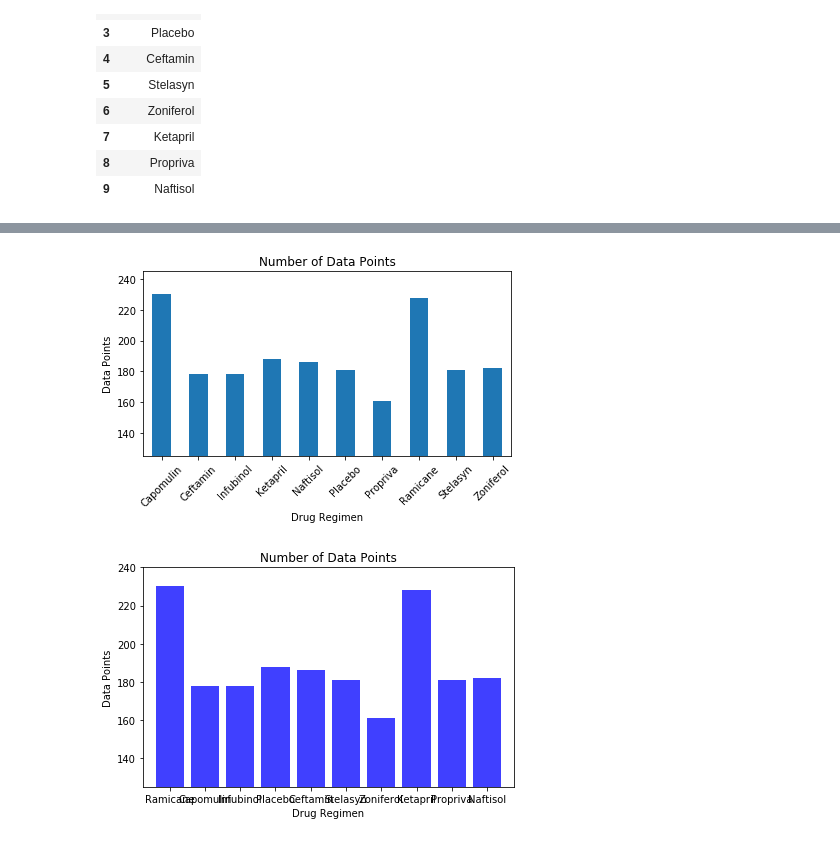
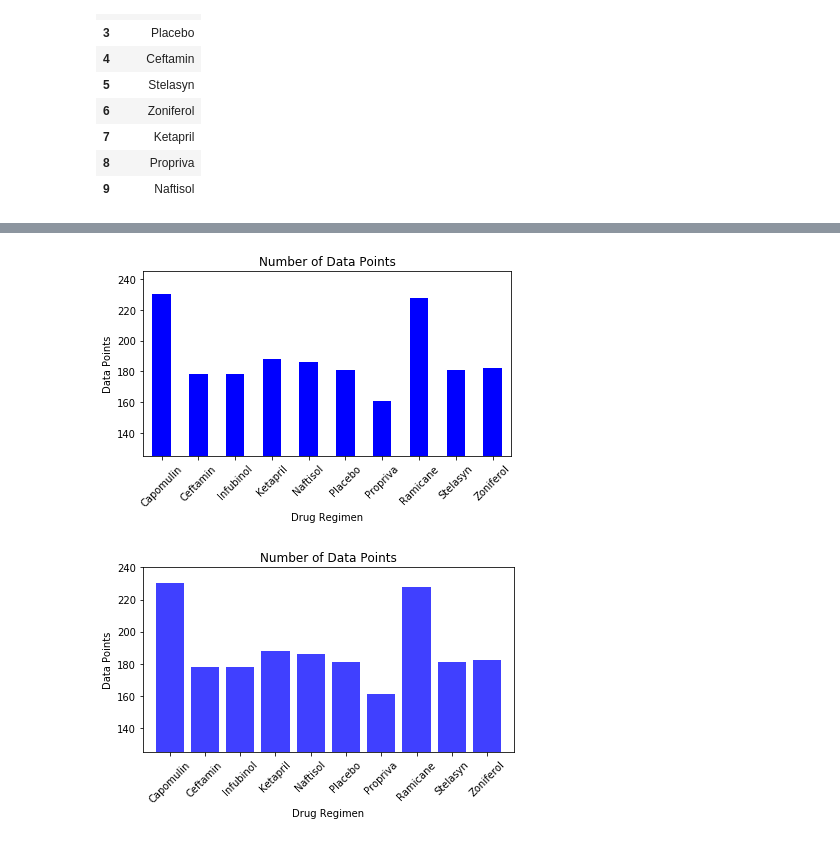
Before and after one commit to buher8819/Matplotlib-challenge, a Jupyter notebook: Matplotlib_Solution.ipynb, the cells around one changed output, grey strips where cells are left out. Drawn from its saved outputs; the diff is of its cells as text; code cells hidden in the pictures.

```diff
--- a/Matplotlib_Solution.ipynb
+++ b/Matplotlib_Solution.ipynb
@@ -96,18 +96,20 @@ grouped_by_drug_df
 # %%
 # Generate a bar plot showing number of data points for each treatment regimen using pandas DataFrame.plot()
 grouped_count = grouped_by_drug["Tumor Volume (mm3)"].count()
 drug_df_bar = pd.DataFrame({"Number of Data Points":grouped_count})
 
-pandas_bar = drug_df_bar.plot.bar(rot = 45, legend = False)
+pandas_bar = drug_df_bar.plot.bar(rot = 45, color = "blue", legend = False)
 pandas_bar.set_ylim(125,245)
 plt.ylabel("Data Points")
 plt.title("Number of Data Points")
 plt.tight_layout()
 # %% [output]
-[figure, old version]
+[figure, new version]
 # %%
 # Generate a bar plot showing number of data points for each treatment regimen using pyplot
 x_axis = np.arange(0, len(grouped_by_drug))
+drug_name_list = ["Capomulin", "Ceftamin", "Infubinol", "Ketapril", "Naftisol", "Placebo", "Propriva", "Ramicane",
+                 "Stelasyn", "Zoniferol"]
 tick_locations = []
 for x in x_axis:
     tick_locations.append(x)
@@ -120,8 +122,8 @@ plt.xlim(-0.75, len(grouped_by_drug)-.25)
 plt.ylim(125, max(grouped_count) + 10)
 
 plt.bar(x_axis, grouped_count, facecolor="blue", alpha=0.75, align="center")
-plt.xticks(tick_locations, drugs)
+plt.xticks(tick_locations, drug_name_list, rotation = 45)
 plt.tight_layout()
 plt.show()
 # %% [output]
-[figure, old version]
+[figure, new version]
```
Also changed, not shown: parts of 16 cells of this notebook.
